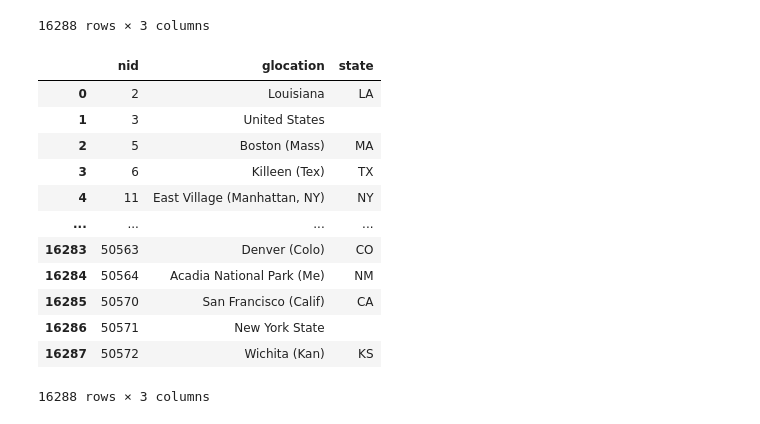
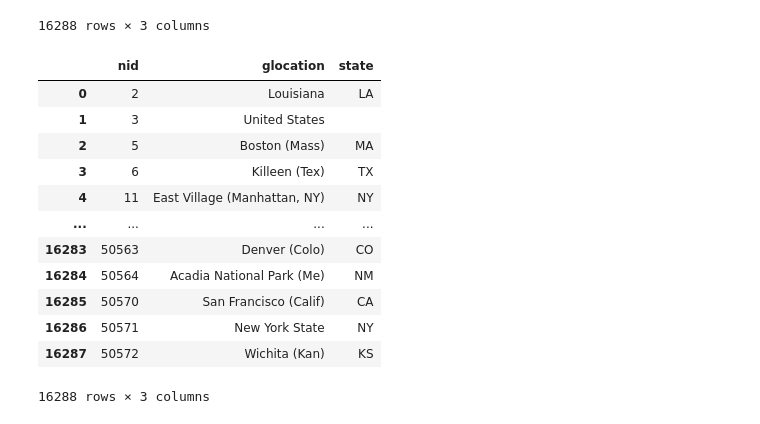
Before and after one commit to iCode13/News-Sentiment-Analysis-App, a Jupyter notebook: data/heatmap.ipynb, the cells around one changed output. Saved outputs shown, nothing was run; the diff lists cells and outputs as text; code cells hidden in the pictures.

Commit message:
double word state names fixed

```diff
--- a/data/heatmap.ipynb
+++ b/data/heatmap.ipynb
@@ -4,7 +4,7 @@ import pandas as pd
 import re
 
 # Import cleaned news dataset
-path1 = "data/files/headlines.csv"
+path1 = "files/headlines.csv"
 df = pd.read_csv(path1, converters={"keywords": eval})
 df.head()
 # %% [output]
@@ -16,7 +16,7 @@ df.head()
 | 4 | Lawyers for Dzhokhar Tsarnaev, th... | article | Massachusetts: New Effort to Move... | [{'name': 'subject', 'value': 'Bo... | Lawyers for Dzhokhar Tsarnaev, th... | National | 2015-01-01 | U.S. | ... |
 # %%
 # Import list of 50 US states and codes.
-path2 = "data/files/us_states50.csv"
+path2 = "files/us_states50.csv"
 states_df = pd.read_csv(path2)
 states_df
 # %% [output]
@@ -133,34 +133,43 @@ df
 # %%
 # Extract possible state names without parentheses.
 
 for i in range(len(df)):
     str2 = df.iloc[i, 1]
-    if str2 == "":
+    if str2 != None:
         continue
     else:
         for j in range(len(states_df)):
+            str_code = states_df.iloc[j, 1]
             str_state = states_df.iloc[j, 0]
-            str_code = states_df.iloc[j, 1]
-            if re.search(str2, str_state):
-                df.iloc[i, 2] = str_code
-                break
-            elif re.search(str_code, str2):
-                df.iloc[i, 2] = str_code
-                break
+            str_state1 = str_state.split()[0]
+            if str_state1 != str_state:
+                str_state2 = str_state.split()[1]
+                if re.search(str_state1, str2):
+                    if re.search(str_state2, str2):
+                        df.iloc[i, 2] = str_code
+                        break
+                elif re.search(str_code, str2):
+                    df.iloc[i, 2] = str_code
+                    break
+            else:
+                if re.search(str2, str_state):
+                    df.iloc[i, 2] = str_code
+                elif re.search(str_code, str2):
+                    df.iloc[i, 2] = str_code
 
 df
 # %% [output]
 |  | nid | glocation | state |
 | 0 | 2 | Louisiana | LA |
 | 1 | 3 | United States |  |
 | 2 | 5 | Boston (Mass) | MA |
 | 3 | 6 | Killeen (Tex) | TX |
 | 4 | 11 | East Village (Manhattan, NY) | NY |
 | ... | ... | ... | ... |
 | 16283 | 50563 | Denver (Colo) | CO |
 | 16284 | 50564 | Acadia National Park (Me) | NM |
 | 16285 | 50570 | San Francisco (Calif) | CA |
-| 16286 | 50571 | New York State |  |
+| 16286 | 50571 | New York State | NY |
 | 16287 | 50572 | Wichita (Kan) | KS |
 16288 rows × 3 columns
 # %%
```
